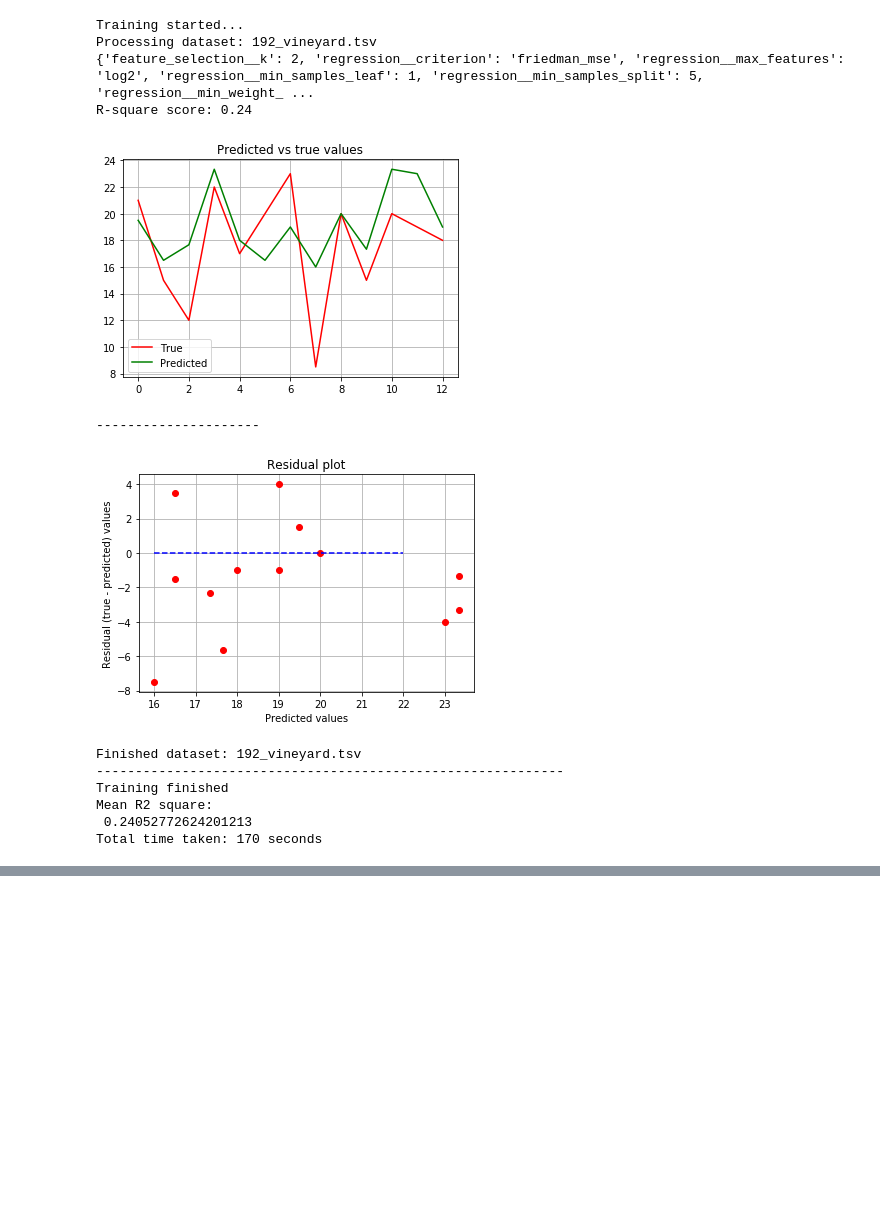
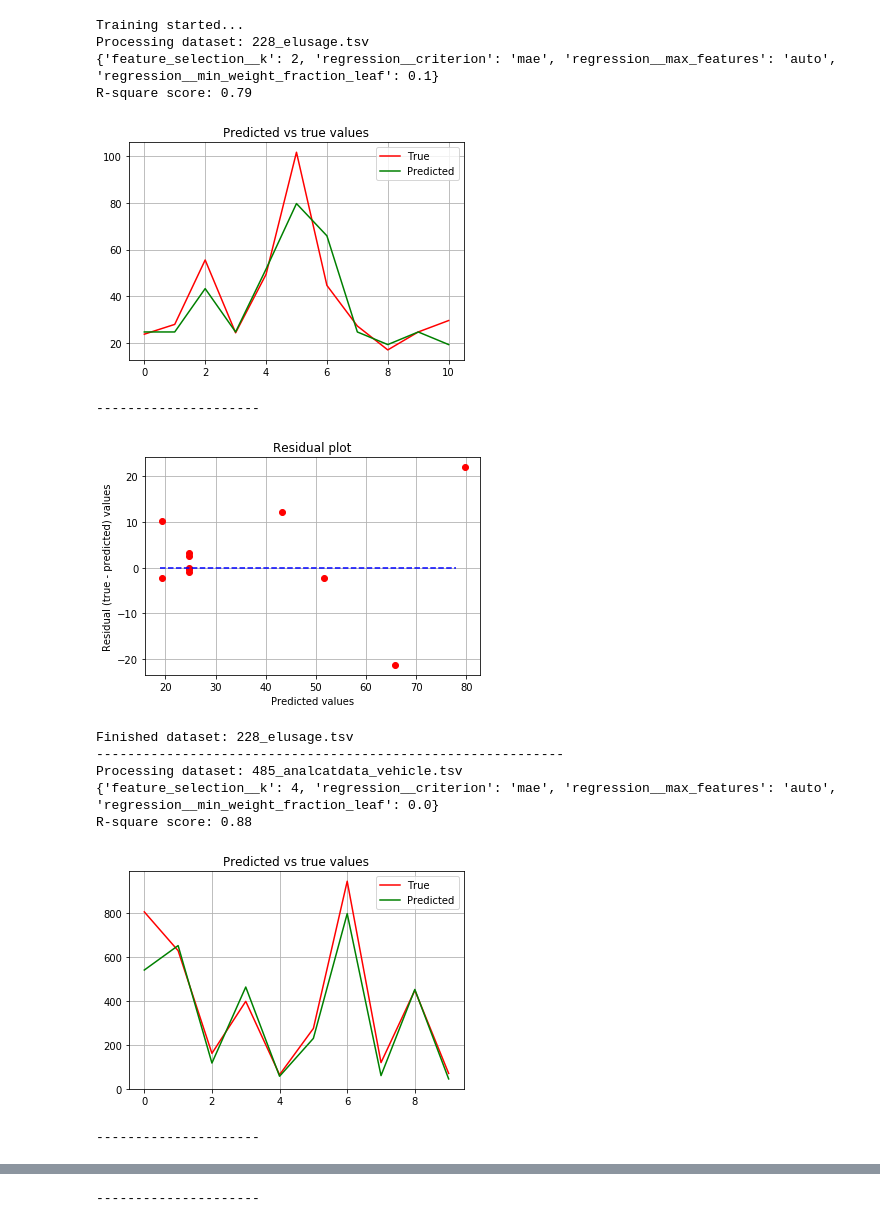
Before and after one commit to anuprulez/pmlb_regression, a Jupyter notebook: analyze_regression_DecisionTreeRegressor.ipynb, the cells around one changed output, grey strips where cells are left out. Drawn from its saved outputs; the diff is of its cells as text; code cells hidden in the pictures; blank space fills up the shorter version.

```diff
--- a/analyze_regression_DecisionTreeRegressor.ipynb
+++ b/analyze_regression_DecisionTreeRegressor.ipynb
@@ -20,7 +20,8 @@ start_time = time.time()
 datasets = ["228_elusage.tsv", "485_analcatdata_vehicle.tsv", "523_analcatdata_neavote.tsv", \
             '663_rabe_266.tsv', '687_sleuth_ex1605.tsv']
 
-datasets = ['192_vineyard.tsv']
+#datasets = ['192_vineyard.tsv']
+# StratifiedKFold(n_splits=5, shuffle=True, random_state=3111696)
 
 regressor = Pipeline([
   ('preprocessing', preprocessing.RobustScaler()),
@@ -29,11 +30,8 @@ regressor = Pipeline([
 ])
 
 ard_parameters = [{ \
-    'feature_selection__k': [1, 2, 3, 4], \
+    'feature_selection__k': [1, 2, 3, 4, 5, 6, 7, 8, 9, 10], \
     'regression__criterion': ['mse', 'mae', 'friedman_mse'], \
-    'regression__splitter': ['best', 'random'], \
-    'regression__min_samples_split': [1, 2, 3, 4, 5, 7, 10, 15], \
-    'regression__min_samples_leaf': [1, 2, 3, 4, 5, 7, 10, 15], \
     'regression__min_weight_fraction_leaf': [0.0, 0.1, 0.25, 0.5, 1.0], \
     'regression__max_features': [None, 'auto', 'sqrt', 'log2'] \
 }]
@@ -48,7 +46,8 @@ for d_set in datasets:
     df = pd.read_csv(data_path, sep="\t")
     label = df["target"].copy()
     data = df.drop("target", axis=1)
-    X_train, X_test, y_train, y_test = model_selection.train_test_split(data, label, test_size=0.25, random_state=42)
+    X_train, X_test, y_train, y_test = model_selection.train_test_split(data, label, \
+                                                                        test_size=0.2, random_state=3111696)
 
     X_train = X_train.values
     X_test = X_test.values
@@ -72,42 +71,43 @@ for d_set in datasets:
     plt.figure()
     plt.plot(y_test, color='r')
     plt.plot(prediction, color='g')
     plt.grid(True)
     plt.legend(['True', 'Predicted'])
     plt.title('Predicted vs true values')
     plt.show()
 
     print("---------------------")
 
     plt.figure()
     plt.plot(prediction, residual, 'ro')
     max_pred = int(np.max(prediction))
     min_pred = int(np.min(prediction))
     plt.plot(np.arange(min_pred, max_pred), [0 for i in range(max_pred - min_pred)], 'b--')
     plt.grid(True)
     plt.xlabel('Predicted values')
     plt.ylabel('Residual (true - predicted) values')
     plt.title('Residual plot')
     plt.show()
 
     print("Finished dataset: %s" % d_set)
     print("------------------------------------------------------------")
 
 print('Training finished')
 print("Mean R2 square: \n", np.mean(r2_scores))
 end_time = time.time()
 print('Total time taken: %d seconds' % int(end_time - start_time))
 # %% [output]
 Training started...
-Processing dataset: 192_vineyard.tsv
-{'feature_selection__k': 2, 'regression__criterion': 'friedman_mse', 'regression__max_features': 'log2', 'regression__min_samples_leaf': 1, 'regression__min_samples_split': 5, 'regression__min_weight_ ...
-R-square score: 0.24
+Processing dataset: 228_elusage.tsv
+{'feature_selection__k': 2, 'regression__criterion': 'mae', 'regression__max_features': 'auto', 'regression__min_weight_fraction_leaf': 0.1}
+R-square score: 0.79
-[figure, old version]
+[figure, new version]
 ---------------------
-[figure, old version]
+[figure, new version]
-Finished dataset: 192_vineyard.tsv
+Finished dataset: 228_elusage.tsv
 ------------------------------------------------------------
-Training finished
-Mean R2 square:
- 0.24052772624201213
-Total time taken: 170 seconds
+Processing dataset: 485_analcatdata_vehicle.tsv
+{'feature_selection__k': 4, 'regression__criterion': 'mae', 'regression__max_features': 'auto', 'regression__min_weight_fraction_leaf': 0.0}
+R-square score: 0.88
+[figure, added]
+---------------------
@@ -113,0 +121 @@ Total time taken: 170 seconds
+---------------------
```
Also changed, not shown: parts of 1 cell of this notebook, 2 other files.
